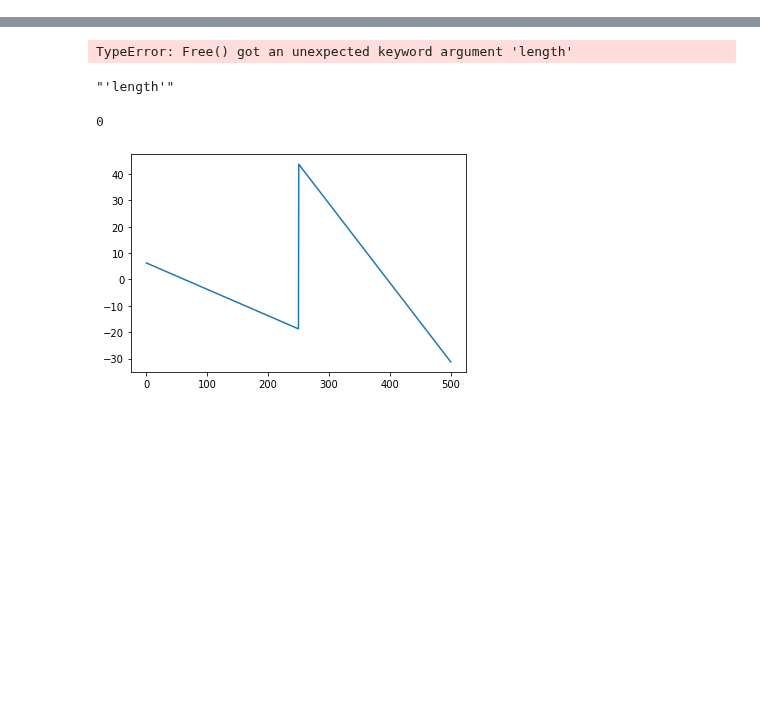
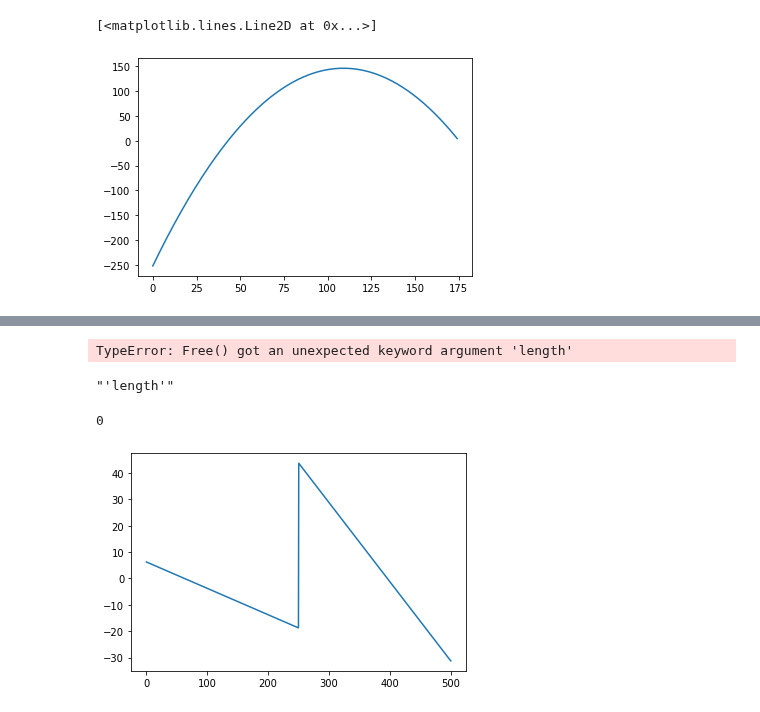
Before and after one commit to luisggc/FConcrete, a Jupyter notebook: examples/Draw.ipynb, the cells around one changed output, grey strips where cells are left out. Cells and saved outputs as stored; diff of their text form; code cells hidden in the pictures; blank space fills up the shorter version.

```diff
--- a/examples/Draw.ipynb
+++ b/examples/Draw.ipynb
@@ -0,0 +16,29 @@
+# %%
+def get_ftool_fconcrete_comparisson(beam, file_shear, file_momentum, file_displacement):
+
+    x_shear, shear_diagram_v47 = np.loadtxt(file_shear).T
+    not_duplicated_x = ~duplicated(x_shear)
+    x_shear = x_shear[not_duplicated_x][1:-1]
+    shear_diagram_v47 = shear_diagram_v47[not_duplicated_x][1:-1]
+    shear_fconcrete = beam.getInternalShearStrength(x_shear)
+
+
+    x_momentum, momentum_diagram_v47 = np.loadtxt(file_momentum).T
+    not_duplicated_x = ~duplicated(x_momentum)
+    x_momentum = x_momentum[not_duplicated_x][1:-1]
+    momentum_diagram_v47 = momentum_diagram_v47[not_duplicated_x][1:-1]
+    momentum_fconcrete = beam.getInternalMomentumStrength(x_momentum)
+
+    x_ftool, _, displacement_diagram_v47, rotation_diagram_v47 = np.loadtxt(file_displacement).T
+    not_duplicated_x = ~duplicated(x_ftool)
+
+    not_duplicated_x_displacement = not_duplicated_x & ~(displacement_diagram_v47 == 0)
+    x_displacement = x_ftool[not_duplicated_x_displacement]
+    displacement_diagram_v47 = displacement_diagram_v47[not_duplicated_x_displacement]
+    displacement_fconcrete = beam.getDisplacement(x_displacement)*10
+
+    x_rotation = x_ftool[not_duplicated_x]
+    rotation_diagram_v47 = rotation_diagram_v47[not_duplicated_x]
+    rotation_fconcrete = beam.getRotation(x_rotation)
+
+    return (shear_diagram_v47, shear_fconcrete), (momentum_diagram_v47, momentum_fconcrete), (displacement_diagram_v47, displacement_fconcrete), (rotation_diagram_v47, rotation_fconcrete)
@@ -0,0 +81,17 @@
+# %%
+name = "crimped_simple_supported"
+# %%
+shear_info, momentum_info, displacement_info, rotation_info = get_ftool_fconcrete_comparisson(beam,
+                                    r"../tests/structural/{}/shear.txt".format(name),
+                                    r"../tests/structural/{}/momentum.txt".format(name),
+                                    r"../tests/structural/{}/displacement.txt".format(name))
+
+shear_diagram_v47, shear_fconcrete = shear_info
+momentum_diagram_v47, momentum_fconcrete = momentum_info
+displacement_diagram_v47, displacement_fconcrete = displacement_info
+rotation_diagram_v47, rotation_fconcrete = rotation_info
+# %%
+plt.plot(momentum_diagram_v47)
+# %% [output]
+[<matplotlib.lines.Line2D at 0x...>]
+[figure, added]
```
Also changed, not shown: parts of 18 cells of this notebook, 8 other files.
